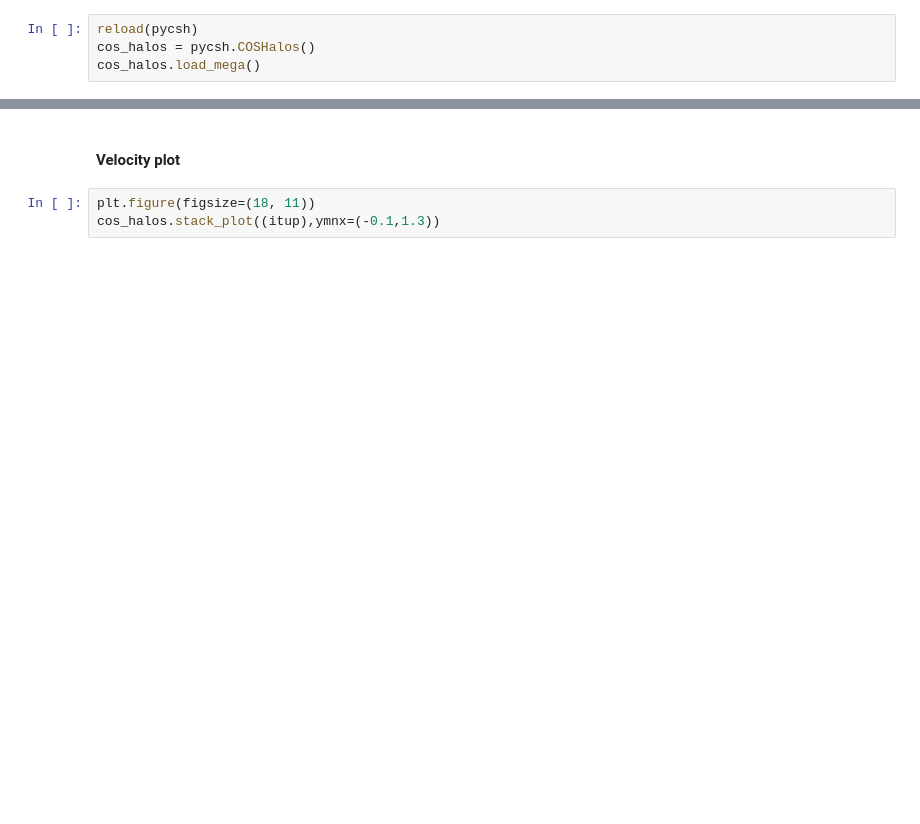
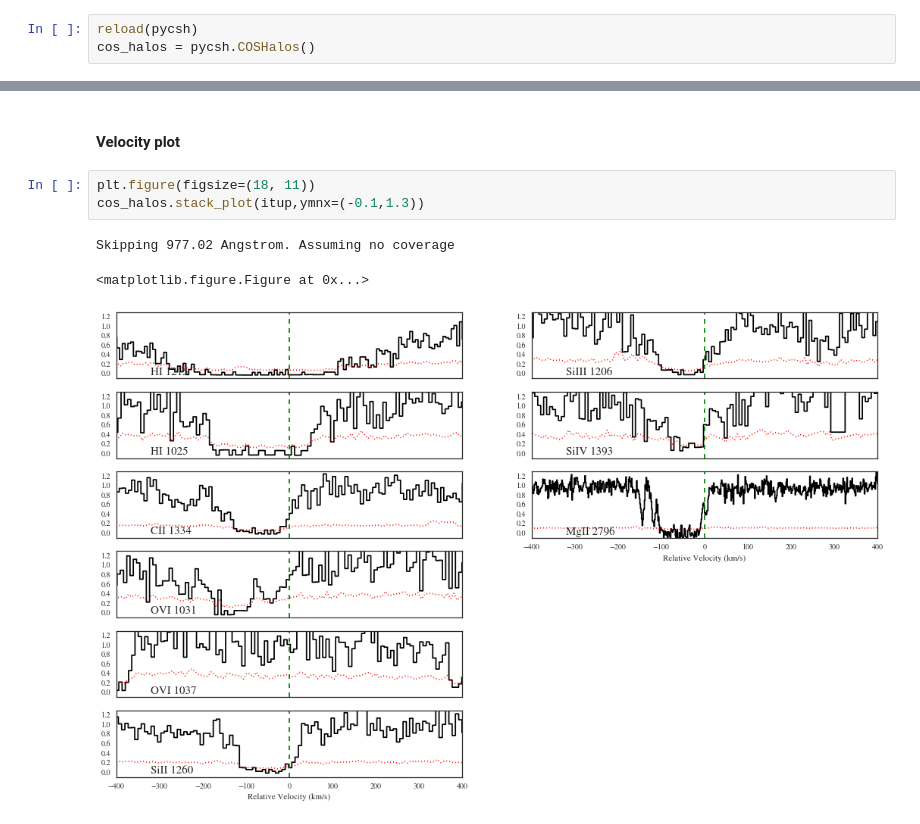
Before and after one commit to pyigm/pyigm, a Jupyter notebook: docs/examples/CGM_examples.ipynb, the cells around one changed output, grey strips where cells are left out. Saved outputs shown, nothing was run; the diff lists cells and outputs as text; blank space fills up the shorter version.

```diff
--- a/docs/examples/CGM_examples.ipynb
+++ b/docs/examples/CGM_examples.ipynb
@@ -53,7 +57,6 @@ cgmsurvey = CGMAbsSurvey(survey='cos-halos', ref='Tumlinson+13, Werk+13')
 # %%
 reload(pycsh)
 cos_halos = pycsh.COSHalos()
-cos_halos.load_mega()
 # %% [output]
 WARNING: UnitsWarning: The unit 'Angstrom' has been deprecated in the FITS standard. Suggested: 10**-1 nm. [astropy.units.format.utils]
 WARNING:astropy:UnitsWarning: The unit 'Angstrom' has been deprecated in the FITS standard. Suggested: 10**-1 nm.
@@ -205,4 +191,8 @@ qso_spec.plot()
 #### Velocity plot
 # %%
 plt.figure(figsize=(18, 11))
-cos_halos.stack_plot((itup),ymnx=(-0.1,1.3))
+cos_halos.stack_plot(itup,ymnx=(-0.1,1.3))
+# %% [output]
+Skipping 977.02 Angstrom. Assuming no coverage
+<matplotlib.figure.Figure at 0x...>
+[figure, added]
```
Also changed, not shown: parts of 20 cells of this notebook, 2 other files.
